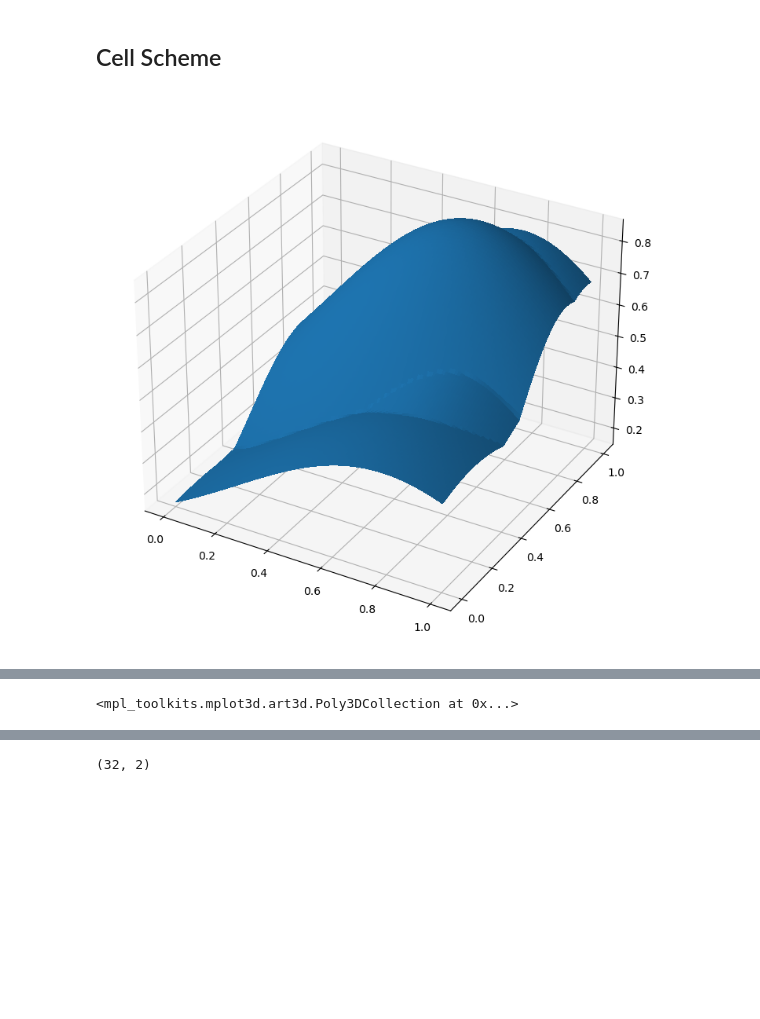
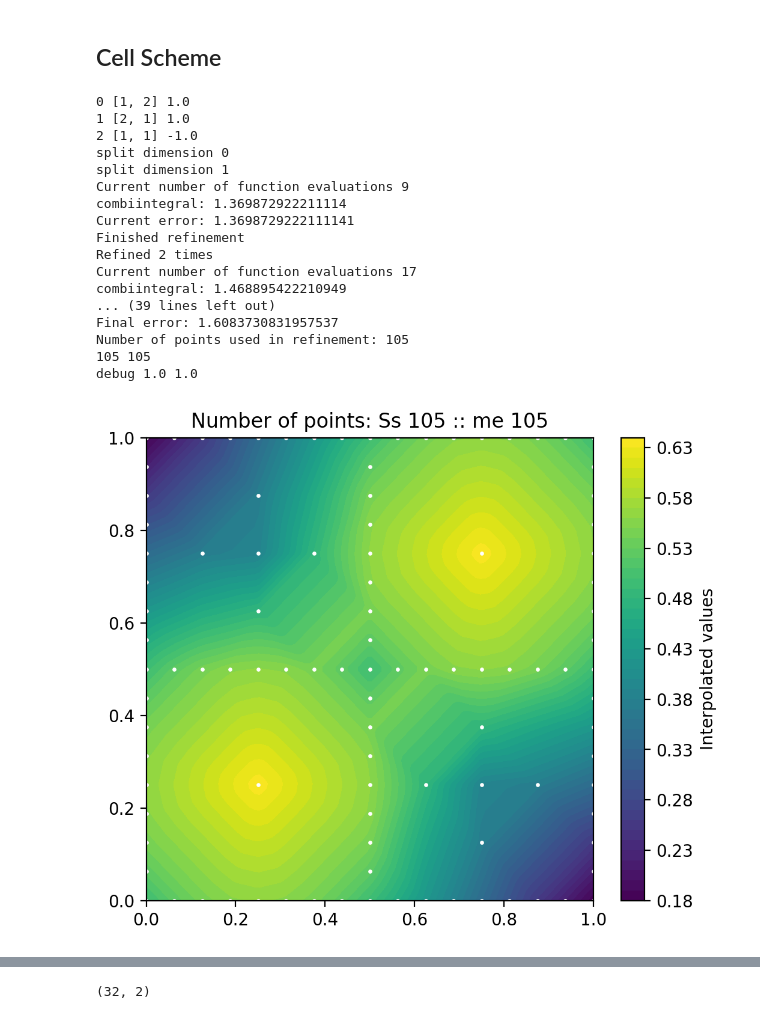
Before and after one commit to DanHarJor/GENE_UQ, a Jupyter notebook: sparseSpACE/MMMG.ipynb, the cells around one changed output, grey strips where cells are left out. Drawn from its saved outputs; the diff is of its cells as text; code cells hidden in the pictures; blank space fills up the shorter version.

```diff
--- a/sparseSpACE/MMMG.ipynb
+++ b/sparseSpACE/MMMG.ipynb
@@ -47,12 +47,13 @@ bounds = [(0,1) for i in range(num_dim)]
 std_bounds=(0.1,0.5)
 # std_bounds=(0.008,0.01)
 
-num_gaussians = 6
-mmg = MaxOfManyGaussians(num_dim, num_gaussians, bounds, mean_bounds, std_bounds, seed=42)
+num_gaussians = 2
+mmg = MaxOfManyGaussians(num_dim, bounds)#num_dim, num_gaussians, bounds, mean_bounds, std_bounds, seed=10)
+mmg.specify_gaussians(means=np.array([[0.25,0.25], [0.75,0.75]]), stds = np.array([[0.5,0.5],[0.5,0.5]]))
 # mmg.plot_2d_gaussians(extra=0, grid_size=200, plot_bounds=[(0,1),(0,1)], style='contour')
 # mmg.plot_2D_of_many(which2=(0,1), style='contour')
 mmg.plot_matrix_contour()
-mmg.plot_2d_gaussians()
+if num_dim == 2: mmg.plot_2d_gaussians()
 mmg_wraped = function_wrap(mmg.evaluate)
 
 
@@ -183,7 +138,10 @@ ValueError: shape mismatch: objects cannot be broadcast to a single shape.  Mism
 # %%
+import os
+import sys
+sys.path.append('/home/djdaniel/GENE_UQ/GENE_ML')
 from GENE_ML.gene_ml.uncertianty_quantification.montecarlo import Montecarlo, relative_entropy
 from scipy.interpolate import griddata
-from GENE_ML.gene_ml.tools import plot_2D_of_many, plot_slices
+# from GENE_ML.gene_ml.tools import plot_2D_of_many, plot_slices
 from tqdm import tqdm
 from GENE_ML.gene_ml.samplers.grid import Grid
 
@@ -220,7 +178,7 @@ KL_div = []
 num_bins = 100
 mc_true = Montecarlo(mmg.evaluate)
 print('TRUE')
-mc_true.uniform_uq(num_samples=10**6, bounds=bounds, num_bins=num_bins)
+mc_true.uniform_uq(num_samples=10**2, bounds=bounds, num_bins=num_bins)
 print('TRUE')
 for gs in tqdm(grid_size_1d, desc='Expanding Grid Size: '):
     print('Number of Grid Points:', gs**num_dim)
@@ -231,7 +189,7 @@ for gs in tqdm(grid_size_1d, desc='Expanding Grid Size: '):
     Z_interpolate = griddata(pos_train, z_train, pos_test, method='linear')
     interpolate_fun = lambda pos: griddata(pos_train, z_train, pos, method='linear')
     mc_current = Montecarlo(interpolate_fun)
-    mc_current.uniform_uq(num_samples=10**6, bounds=bounds)
+    mc_current.uniform_uq(num_samples=10**2, bounds=bounds)
     mc_current.plot_output_distribution(num_bins=100, overlay_dist_samples=mc_true.output_samples)
     # if type(output_samples_previous) == type(None):
     #     output_samples_previous = mc_current.output_samples
@@ -240,4 +198,4 @@ for gs in tqdm(grid_size_1d, desc='Expanding Grid Size: '):
 
     rmse_grid.append(np.sqrt(np.mean((Z_true - Z_interpolate)**2)))
     # plot_2D_of_many(function=interpolate_fun, bounds=bounds, nominals=[0.5,0.5],which2=[0,1], grid_size=200)
-    plot_slices(mmg.evaluate, interpolate_fun, bounds=bounds)
+    # plot_slices(mmg.evaluate, interpolate_fun, bounds=bounds)
@@ -517,7 +515,7 @@ from sparseSpACE.Function import *
 from sparseSpACE.ErrorCalculator import *
 
 #dimension of the problem
-dim = 2
+dim = num_dim
 
 # define integration domain boundaries
 a = np.zeros(dim)
@@ -528,57 +526,74 @@ b = np.ones(dim)
 # coefficients = np.array([ 10**0 * (d+1) for d in range(dim)])
 f = mmg_wraped#GenzDiscontinious(border=midpoint,coeffs=coefficients)
 # plot function
-f.plot(np.ones(dim)*a,np.ones(dim)*b)
+# f.plot(np.ones(dim)*a,np.ones(dim)*b)
 
 # reference integral solution for calculating errors
 # reference_solution = f.getAnalyticSolutionIntegral(a,b)
 
 # define error estimator for refinement
 errorOperator=ErrorCalculatorSurplusCell()
 
 # define equidistant grid
 grid=TrapezoidalGrid(a=a, b=b)
 
 # NEW! define operation which shall be performed in the combination technique
 from sparseSpACE.GridOperation import *
 operation = Integration(f=f, grid=grid, dim=dim)#, reference_solution = reference_solution)
 
 # define Cell refinement strategy for Spatially Adaptive Combination Technique
 adaptiveCombiInstanceCell = SpatiallyAdaptiveCellScheme(a, b, operation=operation)
 
 # the cell method does not have component grids and therefore the sparse grid is printed twice per iteration!
 # performing the spatially adaptive refinement with the Cell method
-adaptiveCombiInstanceCell.performSpatiallyAdaptiv(2, 2, errorOperator, max_evaluations=100, do_plot=False, do_last_plot=False)
+adaptiveCombiInstanceCell.performSpatiallyAdaptiv(1, 2, errorOperator, max_evaluations=100, do_plot=False, do_last_plot=False)
 
 print("Number of points used in refinement:", adaptiveCombiInstanceCell.get_total_num_points())
 
 
 from scipy.interpolate import griddata
 cell_points = adaptiveCombiInstanceCell.points_inevery_step#adaptiveCombiInstanceCell.get_points()
 cell_npoints_array = adaptiveCombiInstanceCell.num_point_array
 points = adaptiveCombiInstanceCell.points_inevery_step[-1]
 p_a = np.array(points)
 
+if num_dim == 2:
+    px, py = zip(*points)
+    print(len(px), len(py))
+    print('debug', np.max(px),np.max(py))
+    pf = [f.eval(p) for p in points]
 
-px, py = zip(*points)
-print(len(px), len(py))
-print('debug', np.max(px),np.max(py))
-pf = [f.eval(p) for p in points]
+    x = np.linspace(0,1,100)
+    y = np.linspace(0,1,100)
+    X,Y = np.meshgrid(x,y)
+    Z = griddata((px, py), pf, (X, Y), method='linear')
 
-x = np.linspace(0,1,100)
-y = np.linspace(0,1,100)
-X,Y = np.meshgrid(x,y)
-Z = griddata((px, py), pf, (X, Y), method='linear')
+    size=1
+    fig = plt.figure(figsize=(6*size,5*size), dpi = 200)
+    plt.title(f'Number of points: Ss {adaptiveCombiInstanceCell.get_total_num_points()} :: me {len(points)}')
+    plt.contourf(X,Y,Z, levels=50, cmap='viridis')
+    plt.colorbar(label='Interpolated values')
+    plt.scatter(px,py,s=2, c='white')
 
-size=1
-fig = plt.figure(figsize=(6*size,5*size), dpi = 200)
-plt.title(f'Number of points: {adaptiveCombiInstanceCell.get_total_num_points()}')
-plt.contourf(X,Y,Z, levels=50, cmap='viridis')
-plt.colorbar(label='Interpolated values')
-plt.scatter(px,py,s=2, c='white')
-
-fig = plt.figure()
-ax = fig.add_subplot(111, projection='3d')
-ax.plot_surface(X, Y, Z, cmap='viridis')
+    fig = plt.figure()
+    ax = fig.add_subplot(111, projection='3d')
+    ax.plot_surface(X, Y, Z, cmap='viridis')
 # %% [output]
+0 [1, 2] 1.0
+1 [2, 1] 1.0
+2 [1, 1] -1.0
+split dimension 0
+split dimension 1
+Current number of function evaluations 9
+combiintegral: 1.369872922211114
+Current error: 1.3698729222111141
+Finished refinement
+Refined 2 times
+Current number of function evaluations 17
+combiintegral: 1.468895422210949
+... (39 lines left out)
+Final error: 1.6083730831957537
+Number of points used in refinement: 105
+105 105
+debug 1.0 1.0
-[figure, old version]
+[figure, new version]
@@ -602 +599,0 @@ debug 1.0 1.0
-<mpl_toolkits.mplot3d.art3d.Poly3DCollection at 0x...>
```
Also changed, not shown: parts of 25 cells of this notebook, 3 other files.
